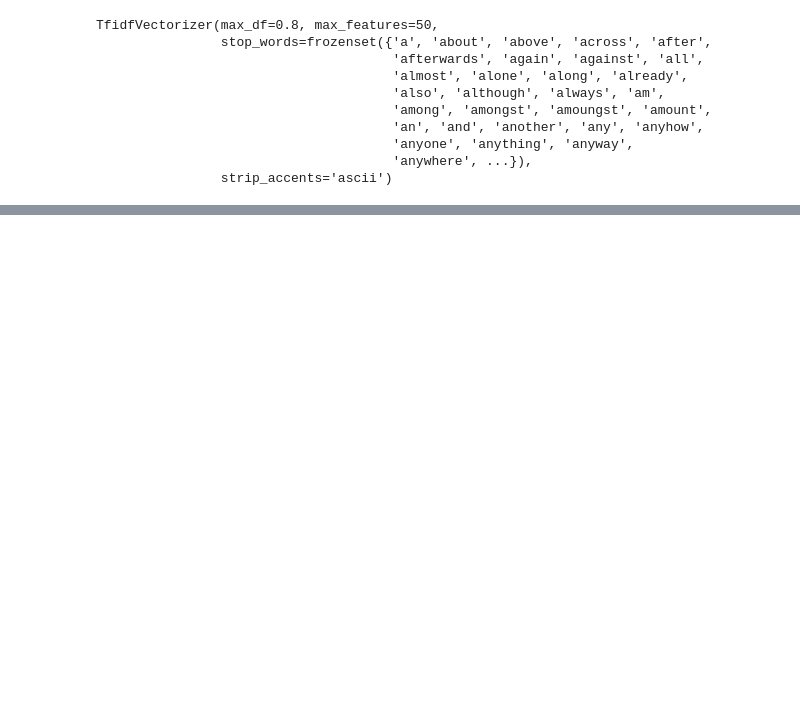
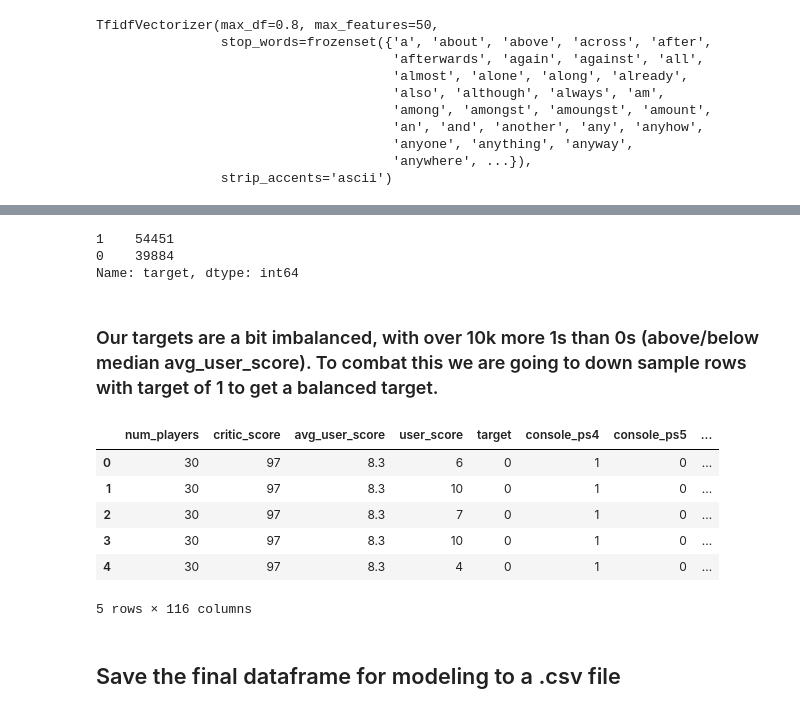
Before and after one commit to Ftrejo23/Capstone_Project_WIP, a Jupyter notebook: code/04_Preprocessing.ipynb, the cells around one changed output, grey strips where cells are left out. Cells and saved outputs as stored; diff of their text form; code cells hidden in the pictures; blank space fills up the shorter version.

```diff
--- a/code/04_Preprocessing.ipynb
+++ b/code/04_Preprocessing.ipynb
@@ -476,0 +472,28 @@ Name: target, dtype: int64
+# %%
+final_reviews_df.target.value_counts()
+# %% [output]
+1    54451
+0    39884
+Name: target, dtype: int64
+# %% [markdown]
+### Our targets are a bit imbalanced, with over 10k more 1s than 0s (above/below median avg_user_score). To combat this we are going to down sample rows with target of 1 to get a balanced target.
+# %%
+# randomly sample the same number of rows above target to get equal number of rows with below target
+random_target_1s = final_reviews_df[final_reviews_df.target == 1].sample(n=39884, replace=True)
+# %%
+# drop rows where target = 1
+final_reviews_df.drop(final_reviews_df[final_reviews_df.target == 1].index, inplace=True)
+# %%
+final_df_modeling = pd.concat([final_reviews_df, random_target_1s], ignore_index=True)
+# %%
+final_df_modeling.head()
+# %% [output]
+|  | num_players | critic_score | avg_user_score | user_score | target | console_ps4 | console_ps5 | ... |
+| 0 | 30 | 97 | 8.3 | 6 | 0 | 1 | 0 | ... |
+| 1 | 30 | 97 | 8.3 | 10 | 0 | 1 | 0 | ... |
+| 2 | 30 | 97 | 8.3 | 7 | 0 | 1 | 0 | ... |
+| 3 | 30 | 97 | 8.3 | 10 | 0 | 1 | 0 | ... |
+| 4 | 30 | 97 | 8.3 | 4 | 0 | 1 | 0 | ... |
+5 rows × 116 columns
+# %% [markdown]
+## Save the final dataframe for modeling to a .csv file
```
Also changed, not shown: parts of 67 cells of this notebook, 1 other file.
